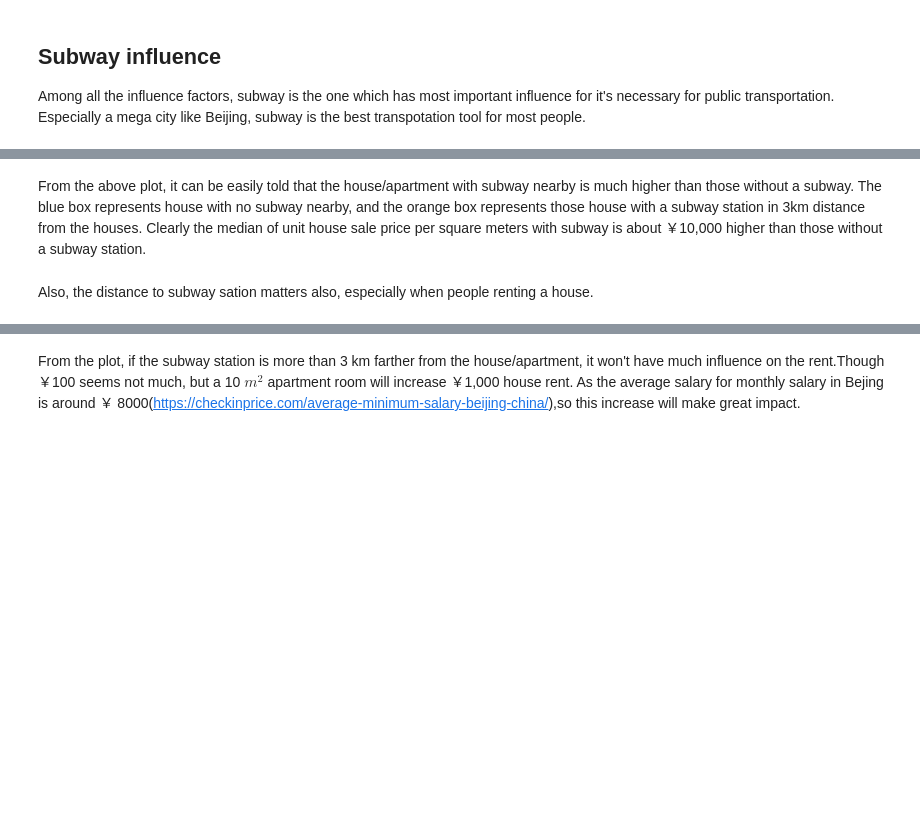
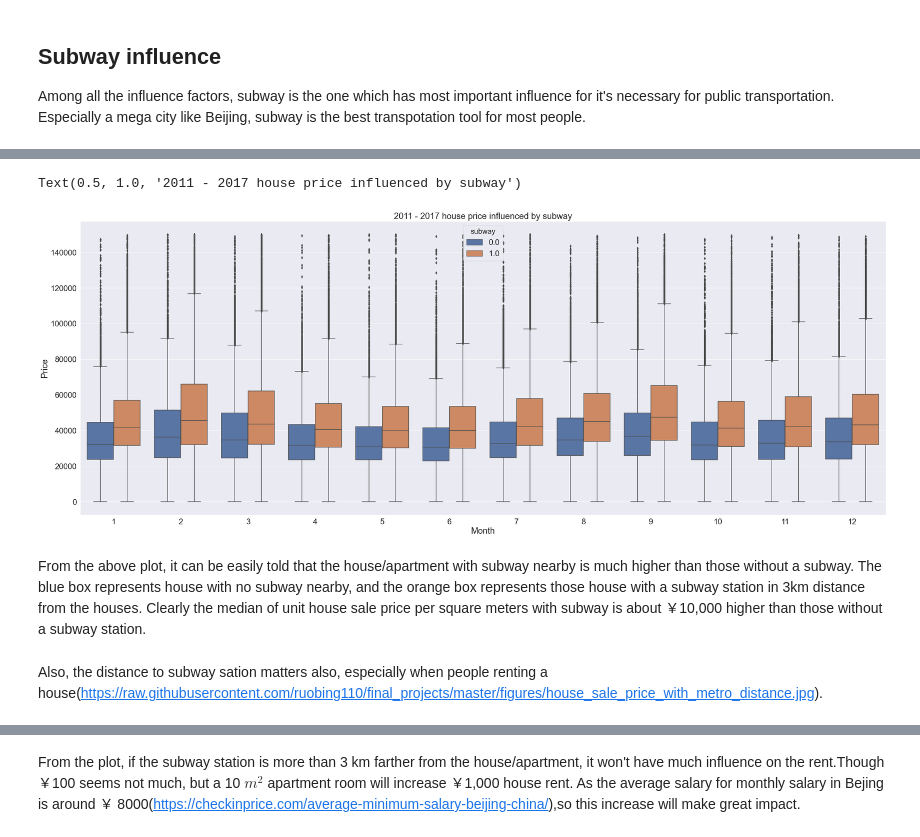
Before and after one commit to Steve0525/Steve0525.github.io, a Jupyter notebook: Yang-Xiaoxuan-Final project part3.ipynb, the cells around one changed output, grey strips where cells are left out. Drawn from its saved outputs; the diff is of its cells as text; code cells hidden in the pictures; blank space fills up the shorter version.

```diff
--- a/Yang-Xiaoxuan-Final project part3.ipynb
+++ b/Yang-Xiaoxuan-Final project part3.ipynb
@@ -71,7 +71,16 @@ Among all the influence factors, subway is the one which has most important infl
+# %%
+f, ax = plt.subplots(figsize=(40, 15))
+sns.boxplot(y='price', x='month', hue='subway', data= house_price)
+plt.xlabel('Month')
+plt.ylabel('Price')
+plt.title('2011 - 2017 house price influenced by subway')
+# %% [output]
+Text(0.5, 1.0, '2011 - 2017 house price influenced by subway')
+[figure, added]
 # %% [markdown]
 From the above plot, it can be easily told that the house/apartment with subway nearby is much higher than those without a subway. The blue box represents house with no subway nearby, and the orange box represents those house with a subway station in 3km distance from the houses. Clearly the median of unit house sale price per square meters with subway is about ￥10,000 higher than those without a subway station.
 # %% [markdown]
-Also, the distance to subway sation matters also, especially when people renting a house.
+Also, the distance to subway sation matters also, especially when people renting a house(https://raw.githubusercontent.com/ruobing110/final_projects/master/figures/house_sale_price_with_metro_distance.jpg).
 # %% [markdown]
 ![Subway distance](https://raw.githubusercontent.com/ruobing110/final_projects/master/figures/house_sale_price_with_metro_distance.jpg)
 # %% [markdown]
```
Also changed, not shown: parts of 3 cells of this notebook.
